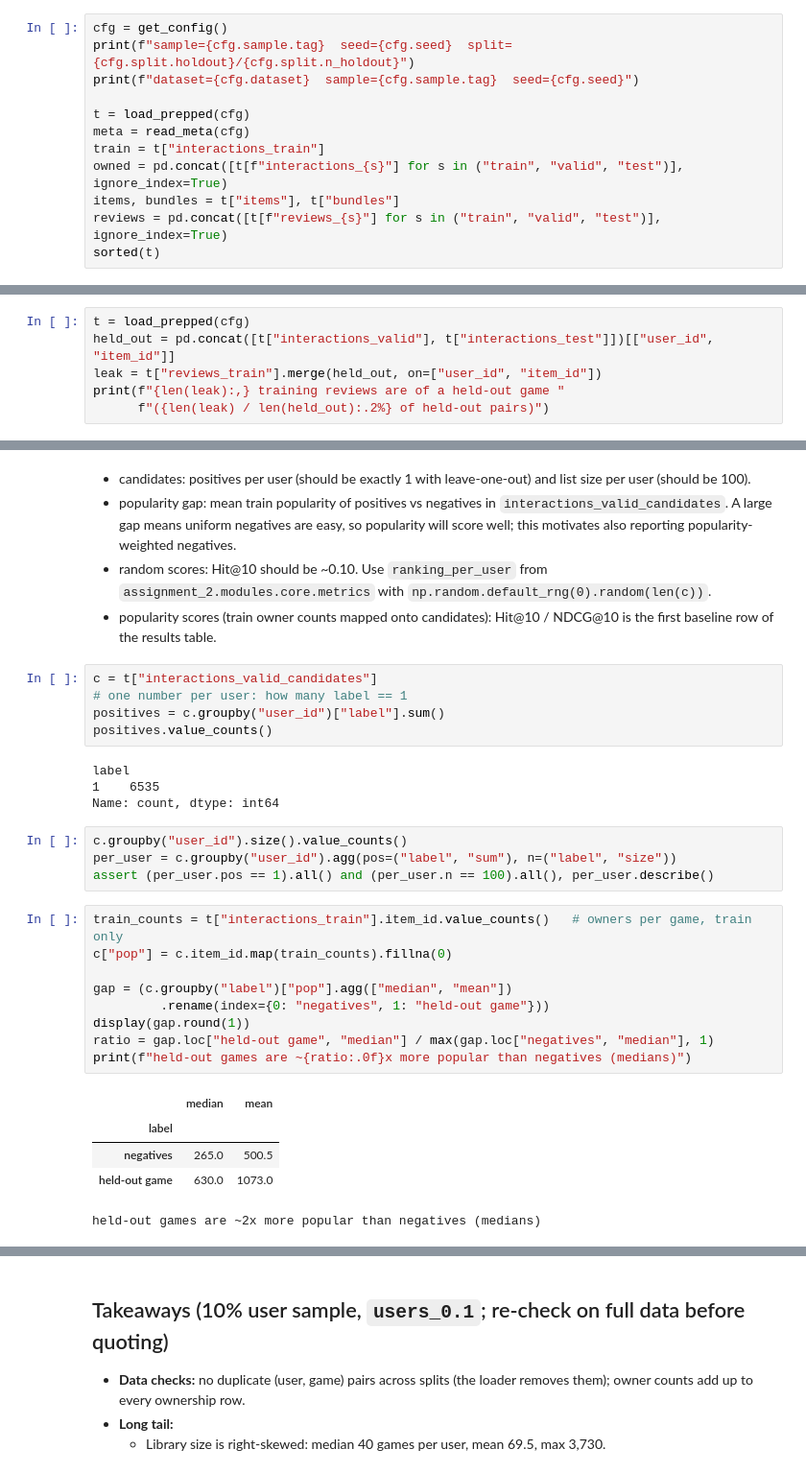
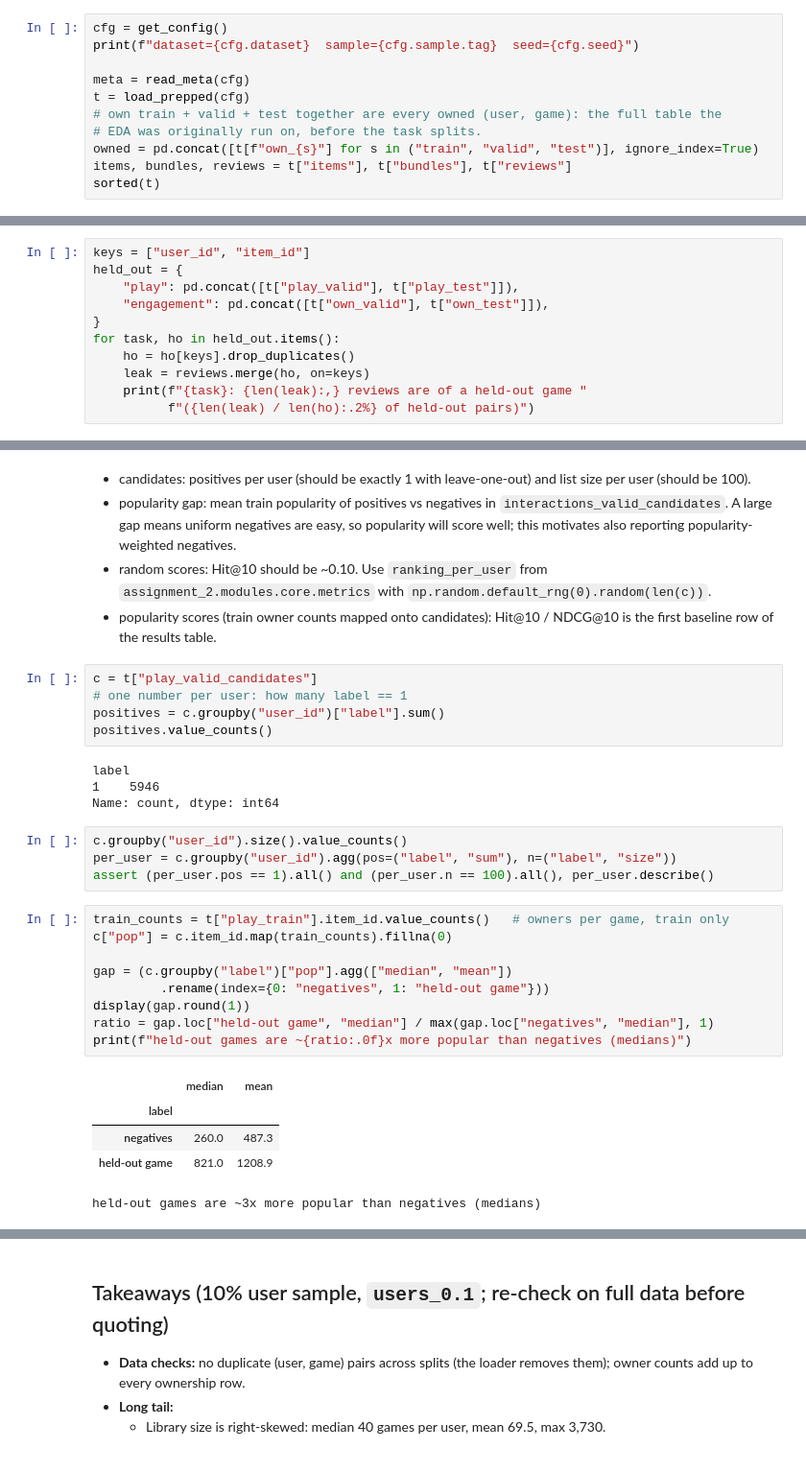
Before and after one commit to kberesfo/cse-258-assignment-2, a Jupyter notebook: notebooks/eda.ipynb, the cells around one changed output, grey strips where cells are left out. Shown at 96% size. Cells and saved outputs as stored; diff of their text form.

```diff
--- a/notebooks/eda.ipynb
+++ b/notebooks/eda.ipynb
@@ -27,14 +30,13 @@ from assignment_2.modules.data.records import records
 use_style()
 # %%
 cfg = get_config()
-print(f"sample={cfg.sample.tag}  seed={cfg.seed}  split={cfg.split.holdout}/{cfg.split.n_holdout}")
 print(f"dataset={cfg.dataset}  sample={cfg.sample.tag}  seed={cfg.seed}")
 
+meta = read_meta(cfg)
 t = load_prepped(cfg)
-meta = read_meta(cfg)
-train = t["interactions_train"]
-owned = pd.concat([t[f"interactions_{s}"] for s in ("train", "valid", "test")], ignore_index=True)
-items, bundles = t["items"], t["bundles"]
-reviews = pd.concat([t[f"reviews_{s}"] for s in ("train", "valid", "test")], ignore_index=True)
+# own train + valid + test together are every owned (user, game): the full table the
+# EDA was originally run on, before the task splits.
+owned = pd.concat([t[f"own_{s}"] for s in ("train", "valid", "test")], ignore_index=True)
+items, bundles, reviews = t["items"], t["bundles"], t["reviews"]
 sorted(t)
 # %% [output]
@@ -447,9 +459,14 @@ reviewers.isin(owned.user_id).mean()
 # %% [output]
 np.float64(0.8840175368672778)
 # %%
-t = load_prepped(cfg)
-held_out = pd.concat([t["interactions_valid"], t["interactions_test"]])[["user_id", "item_id"]]
-leak = t["reviews_train"].merge(held_out, on=["user_id", "item_id"])
-print(f"{len(leak):,} training reviews are of a held-out game "
-      f"({len(leak) / len(held_out):.2%} of held-out pairs)")
+keys = ["user_id", "item_id"]
+held_out = {
+    "play": pd.concat([t["play_valid"], t["play_test"]]),
+    "engagement": pd.concat([t["own_valid"], t["own_test"]]),
+}
+for task, ho in held_out.items():
+    ho = ho[keys].drop_duplicates()
+    leak = reviews.merge(ho, on=keys)
+    print(f"{task}: {len(leak):,} reviews are of a held-out game "
+          f"({len(leak) / len(ho):.2%} of held-out pairs)")
 # %% [output]
@@ -471,33 +489,33 @@ Evaluation section cites.
 - popularity scores (train owner counts mapped onto candidates): Hit@10 / NDCG@10 is
   the first baseline row of the results table.
 # %%
-c = t["interactions_valid_candidates"]
+c = t["play_valid_candidates"]
 # one number per user: how many label == 1
 positives = c.groupby("user_id")["label"].sum()
 positives.value_counts()
 # %% [output]
 label
-1    6535
+1    5946
 Name: count, dtype: int64
 # %%
 c.groupby("user_id").size().value_counts()
 per_user = c.groupby("user_id").agg(pos=("label", "sum"), n=("label", "size"))
 assert (per_user.pos == 1).all() and (per_user.n == 100).all(), per_user.describe()
 # %%
-train_counts = t["interactions_train"].item_id.value_counts()   # owners per game, train only
+train_counts = t["play_train"].item_id.value_counts()   # owners per game, train only
 c["pop"] = c.item_id.map(train_counts).fillna(0)
 
 gap = (c.groupby("label")["pop"].agg(["median", "mean"])
          .rename(index={0: "negatives", 1: "held-out game"}))
 display(gap.round(1))
 ratio = gap.loc["held-out game", "median"] / max(gap.loc["negatives", "median"], 1)
 print(f"held-out games are ~{ratio:.0f}x more popular than negatives (medians)")
 # %% [output]
 |  | median | mean |
 | label |  |  |
-| negatives | 265.0 | 500.5 |
-| held-out game | 630.0 | 1073.0 |
+| negatives | 260.0 | 487.3 |
+| held-out game | 821.0 | 1208.9 |
-held-out games are ~2x more popular than negatives (medians)
+held-out games are ~3x more popular than negatives (medians)
 # %%
 K = 10
 
```
Also changed, not shown: parts of 19 cells of this notebook, 24 other files.
